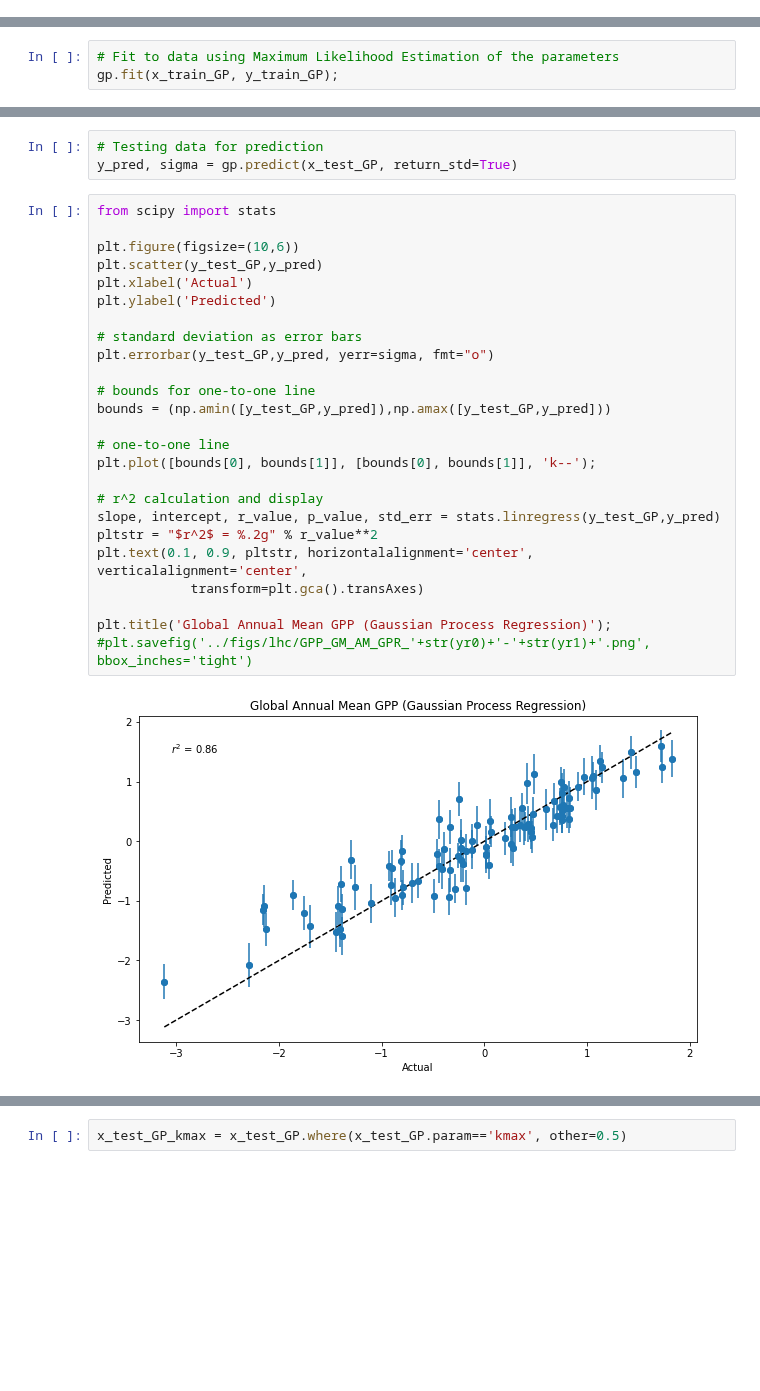
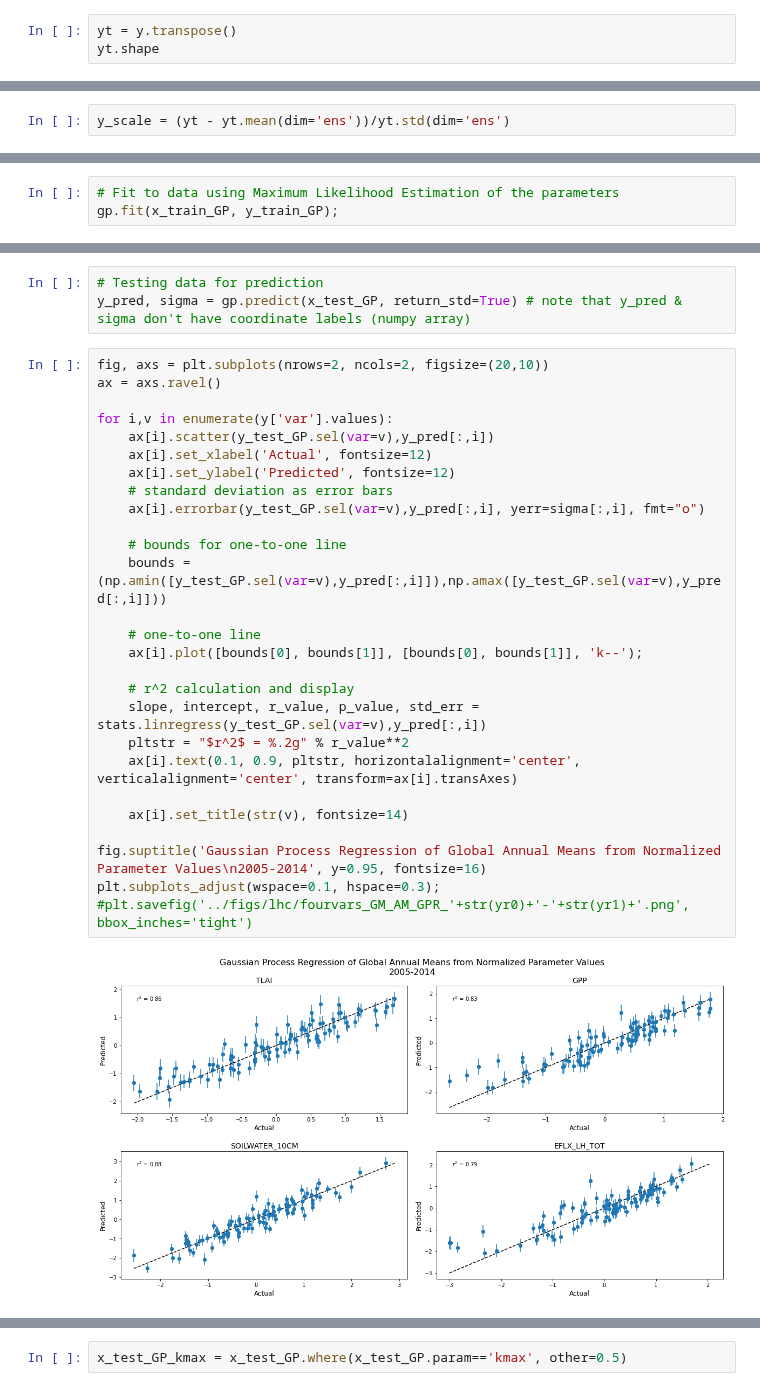
Before and after one commit to djk2120/CLM5PPE, a Jupyter notebook: pyth/LHC_emulation.ipynb, the cells around one changed output, grey strips where cells are left out. Saved outputs shown, nothing was run; the diff lists cells and outputs as text; blank space fills up the shorter version.

```diff
--- a/pyth/LHC_emulation.ipynb
+++ b/pyth/LHC_emulation.ipynb
@@ -78,0 +68,3 @@ plt.hist(y_scale);
+# %%
+yt = y.transpose()
+yt.shape
@@ -78,0 +73,2 @@ plt.hist(y_scale);
+# %%
+y_scale = (yt - yt.mean(dim='ens'))/yt.std(dim='ens')
@@ -108,31 +118,33 @@ gp.kernel_
 # %%
 # Testing data for prediction
-y_pred, sigma = gp.predict(x_test_GP, return_std=True)
+y_pred, sigma = gp.predict(x_test_GP, return_std=True) # note that y_pred & sigma don't have coordinate labels (numpy array)
 # %%
-from scipy import stats
+fig, axs = plt.subplots(nrows=2, ncols=2, figsize=(20,10))
+ax = axs.ravel()
 
-plt.figure(figsize=(10,6))
-plt.scatter(y_test_GP,y_pred)
-plt.xlabel('Actual')
-plt.ylabel('Predicted')
+for i,v in enumerate(y['var'].values):
+    ax[i].scatter(y_test_GP.sel(var=v),y_pred[:,i])
+    ax[i].set_xlabel('Actual', fontsize=12)
+    ax[i].set_ylabel('Predicted', fontsize=12)
+    # standard deviation as error bars
+    ax[i].errorbar(y_test_GP.sel(var=v),y_pred[:,i], yerr=sigma[:,i], fmt="o")
 
-# standard deviation as error bars
-plt.errorbar(y_test_GP,y_pred, yerr=sigma, fmt="o")
+    # bounds for one-to-one line
+    bounds = (np.amin([y_test_GP.sel(var=v),y_pred[:,i]]),np.amax([y_test_GP.sel(var=v),y_pred[:,i]]))
 
-# bounds for one-to-one line
-bounds = (np.amin([y_test_GP,y_pred]),np.amax([y_test_GP,y_pred]))
+    # one-to-one line
+    ax[i].plot([bounds[0], bounds[1]], [bounds[0], bounds[1]], 'k--');
 
-# one-to-one line
-plt.plot([bounds[0], bounds[1]], [bounds[0], bounds[1]], 'k--');
+    # r^2 calculation and display
+    slope, intercept, r_value, p_value, std_err = stats.linregress(y_test_GP.sel(var=v),y_pred[:,i])
+    pltstr = "$r^2$ = %.2g" % r_value**2
+    ax[i].text(0.1, 0.9, pltstr, horizontalalignment='center', verticalalignment='center', transform=ax[i].transAxes)
 
-# r^2 calculation and display
-slope, intercept, r_value, p_value, std_err = stats.linregress(y_test_GP,y_pred)
-pltstr = "$r^2$ = %.2g" % r_value**2
-plt.text(0.1, 0.9, pltstr, horizontalalignment='center', verticalalignment='center',
-            transform=plt.gca().transAxes)
+    ax[i].set_title(str(v), fontsize=14)
 
-plt.title('Global Annual Mean GPP (Gaussian Process Regression)');
-#plt.savefig('../figs/lhc/GPP_GM_AM_GPR_'+str(yr0)+'-'+str(yr1)+'.png', bbox_inches='tight')
+fig.suptitle('Gaussian Process Regression of Global Annual Means from Normalized Parameter Values\n2005-2014', y=0.95, fontsize=16)
+plt.subplots_adjust(wspace=0.1, hspace=0.3);
+#plt.savefig('../figs/lhc/fourvars_GM_AM_GPR_'+str(yr0)+'-'+str(yr1)+'.png', bbox_inches='tight')
 # %% [output]
-[figure, old version]
+[figure, new version]
 # %% [markdown]
```
Also changed, not shown: parts of 36 cells of this notebook, 7 other files.
